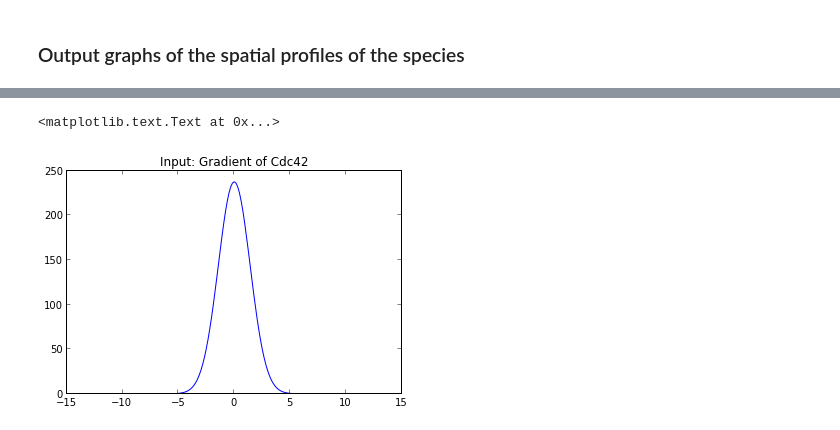
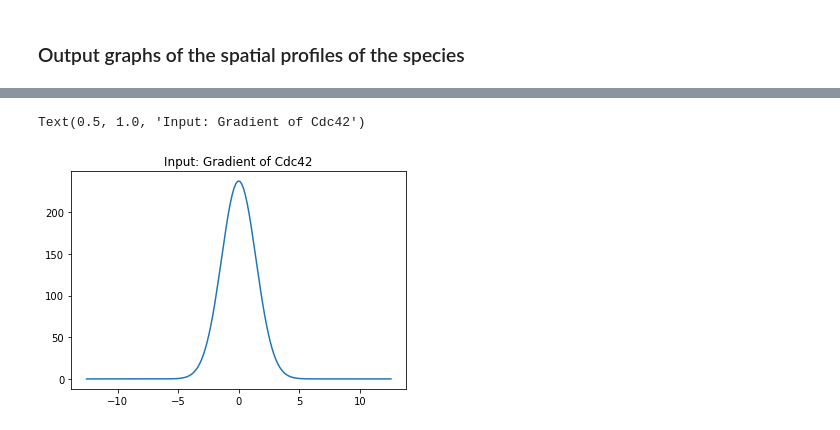
Before and after one commit to StochSS/SpatialPy, a Jupyter notebook: examples/yeast_polarization/Polarisome_1D.ipynb, the cells around one changed output, grey strips where cells are left out. Drawn from its saved outputs; the diff is of its cells as text; code cells hidden in the pictures.

```diff
--- a/examples/yeast_polarization/Polarisome_1D.ipynb
+++ b/examples/yeast_polarization/Polarisome_1D.ipynb
@@ -13,4 +102,3 @@ ModuleNotFoundError: No module named 'pyurdme'
 # %%
-model = polarisome_1D()
-result = model.run()
+%time result = model.run()
 # %% [output]
@@ -62,9 +159,9 @@ for n,t in enumerate(model.tspan):
 # %%
-x_vals = model.mesh.coordinates()[:, 0]
-pg = model.listOfDataFunctions[0]
+x_vals = model.domain.coordinates()[:, 0]
+pg = Cdc42()
 gradient = [pg.map([x]) for x in x_vals]
-pylab.plot(x_vals, gradient)
-pylab.title('Input: Gradient of Cdc42')
+plt.plot(x_vals, gradient)
+plt.title('Input: Gradient of Cdc42')
 # %% [output]
-<matplotlib.text.Text at 0x...>
+Text(0.5, 1.0, 'Input: Gradient of Cdc42')
-[figure, old version]
+[figure, new version]
```
Also changed, not shown: parts of 10 cells of this notebook, 3 other files.
